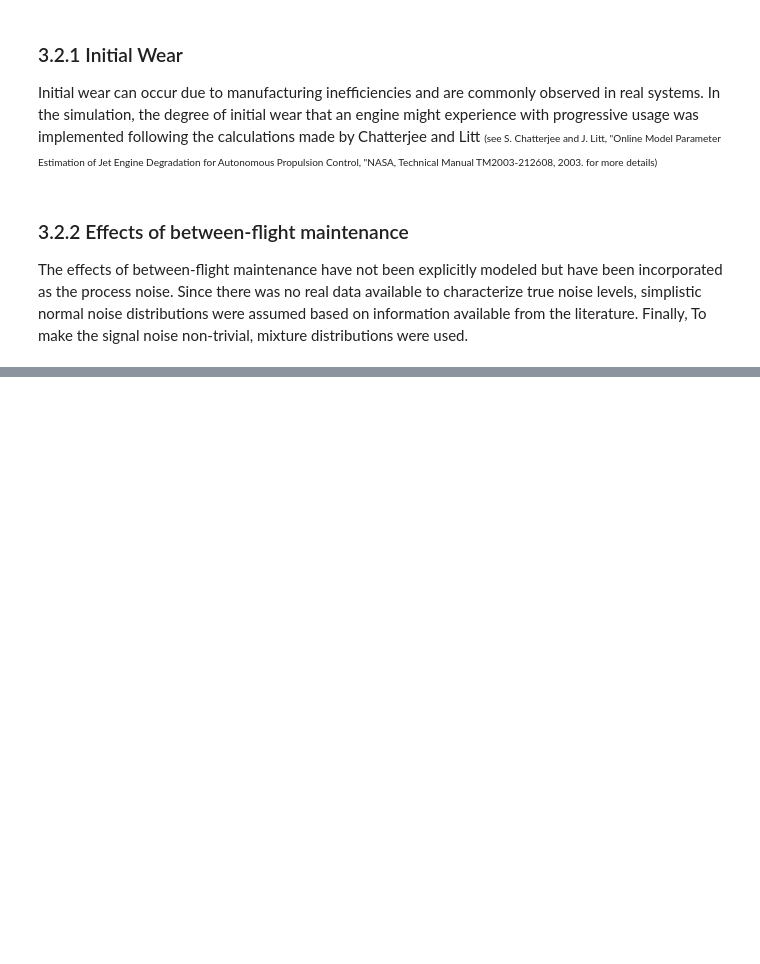
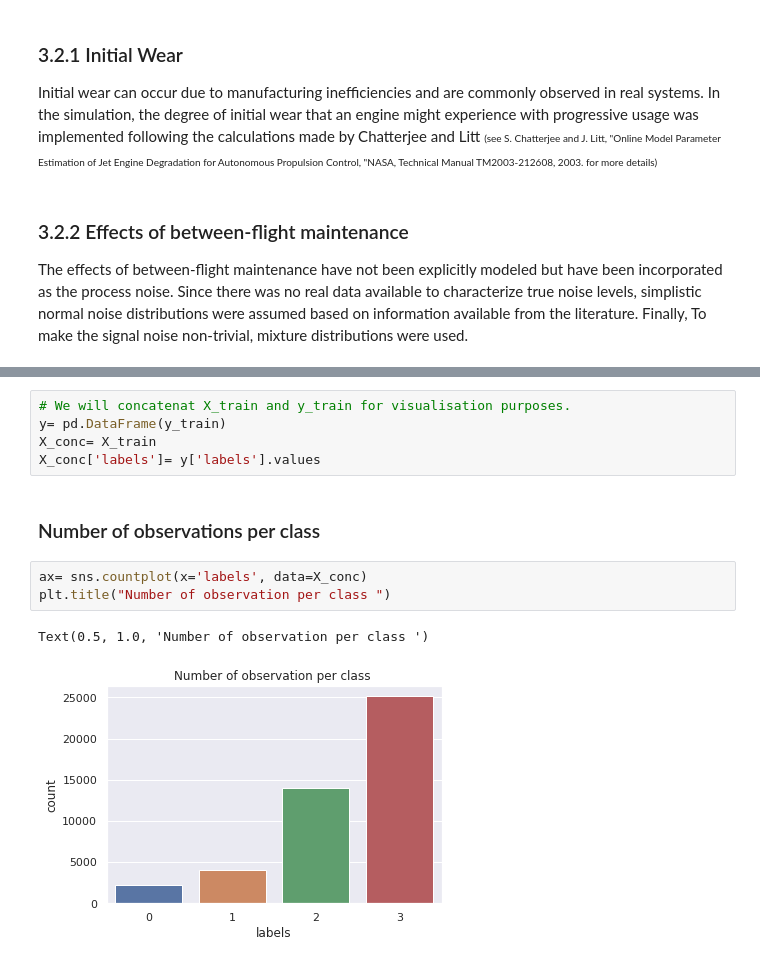
Before and after one commit to akakzia/aircraft_engine_predictive_maintenance, a Jupyter notebook: aircraft_starting_kit.ipynb, the cells around one changed output, grey strips where cells are left out. Saved outputs shown, nothing was run; the diff lists cells and outputs as text; blank space fills up the shorter version.

```diff
--- a/aircraft_starting_kit.ipynb
+++ b/aircraft_starting_kit.ipynb
@@ -244,0 +394,13 @@ The engine is operating normally at the start of each time series, and develops
+# %%
+# We will concatenat X_train and y_train for visualisation purposes.
+y= pd.DataFrame(y_train)
+X_conc= X_train
+X_conc['labels']= y['labels'].values
+# %% [markdown]
+### Number of observations per class
+# %%
+ax= sns.countplot(x='labels', data=X_conc)
+plt.title("Number of observation per class ")
+# %% [output]
+Text(0.5, 1.0, 'Number of observation per class ')
+[figure, added]
```
Also changed, not shown: parts of 63 cells of this notebook.
